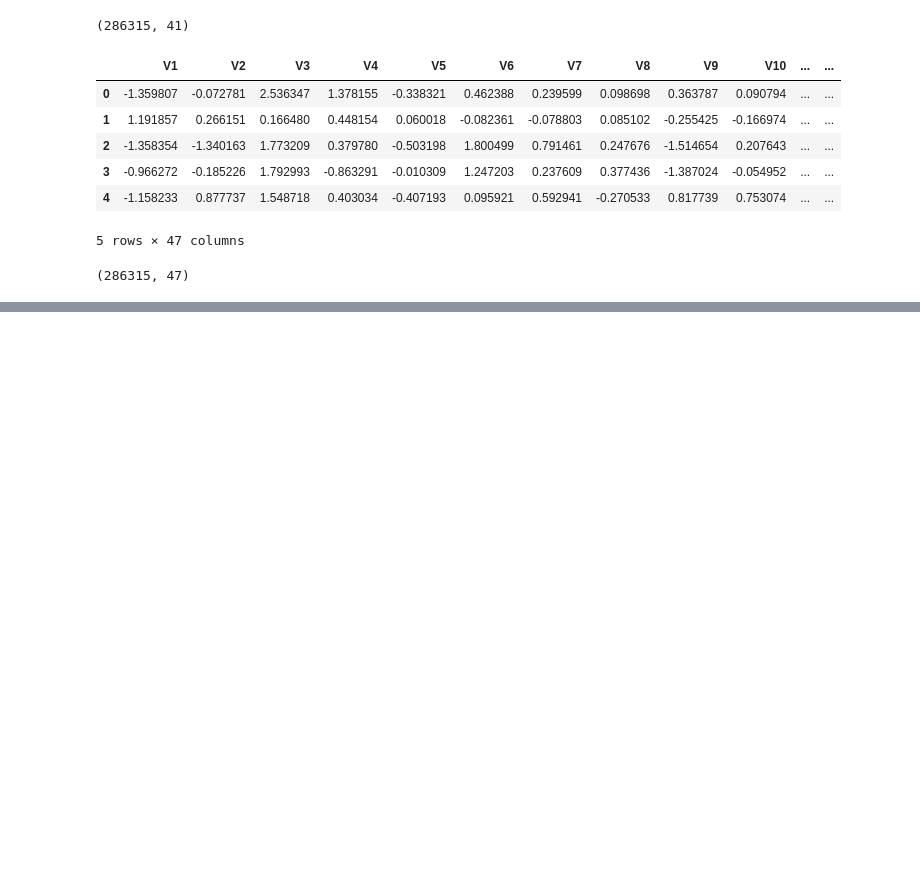
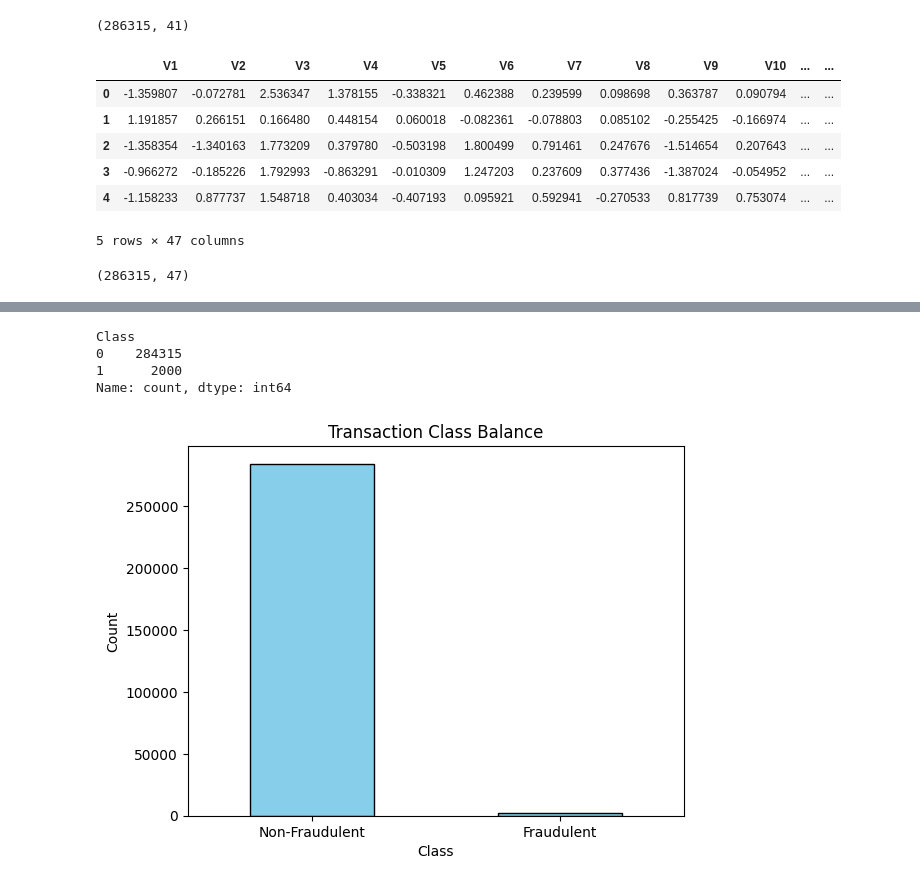
Before and after one commit to enicaking/bluetab-uc3m-project-repo, a Jupyter notebook: Bluetab_1.ipynb, the cells around one changed output, grey strips where cells are left out. Drawn from its saved outputs; the diff is of its cells as text; code cells hidden in the pictures; blank space fills up the shorter version.

```diff
--- a/Bluetab_1.ipynb
+++ b/Bluetab_1.ipynb
@@ -326,5 +337,5 @@ print(merge4_df.shape)
 # %%
-df = pd.merge(merge4_df, customers_df, on='customer_id', how='inner')
+df = pd.merge(merge4_df, customers_df, on='customer_id', how='left')
 display(df.head())
 print(df.shape)
 # %% [output]
@@ -338,0 +382,9 @@ print(df.shape)
+# %%
+# We rename the country variables
+df.rename(columns={'country_x': 'merchant_country'}, inplace=True)
+df.rename(columns={'country_y': 'customer_country'}, inplace=True)
+# %%
+# We convert the variables we do not want as numeric
+df["zip_code"] = df["zip_code"].astype("object")
+df["customer_id"] = df["customer_id"].astype("object")
+print(df.dtypes)
@@ -338,0 +409,15 @@ print(df.shape)
+# %%
+# We check the Class balance between Fraudulent and Non Fraudulent transactions
+print(df["Class"].value_counts())
+df["Class"].value_counts().plot(kind="bar", color="skyblue", edgecolor="black")
+plt.title("Transaction Class Balance")
+plt.xlabel("Class")
+plt.ylabel("Count")
+plt.xticks(ticks=[0, 1], labels=["Non-Fraudulent", "Fraudulent"], rotation=0)
+plt.show()
+# %% [output]
+Class
+0    284315
+1      2000
+Name: count, dtype: int64
+[figure, added]
```
Also changed, not shown: parts of 16 cells of this notebook.
